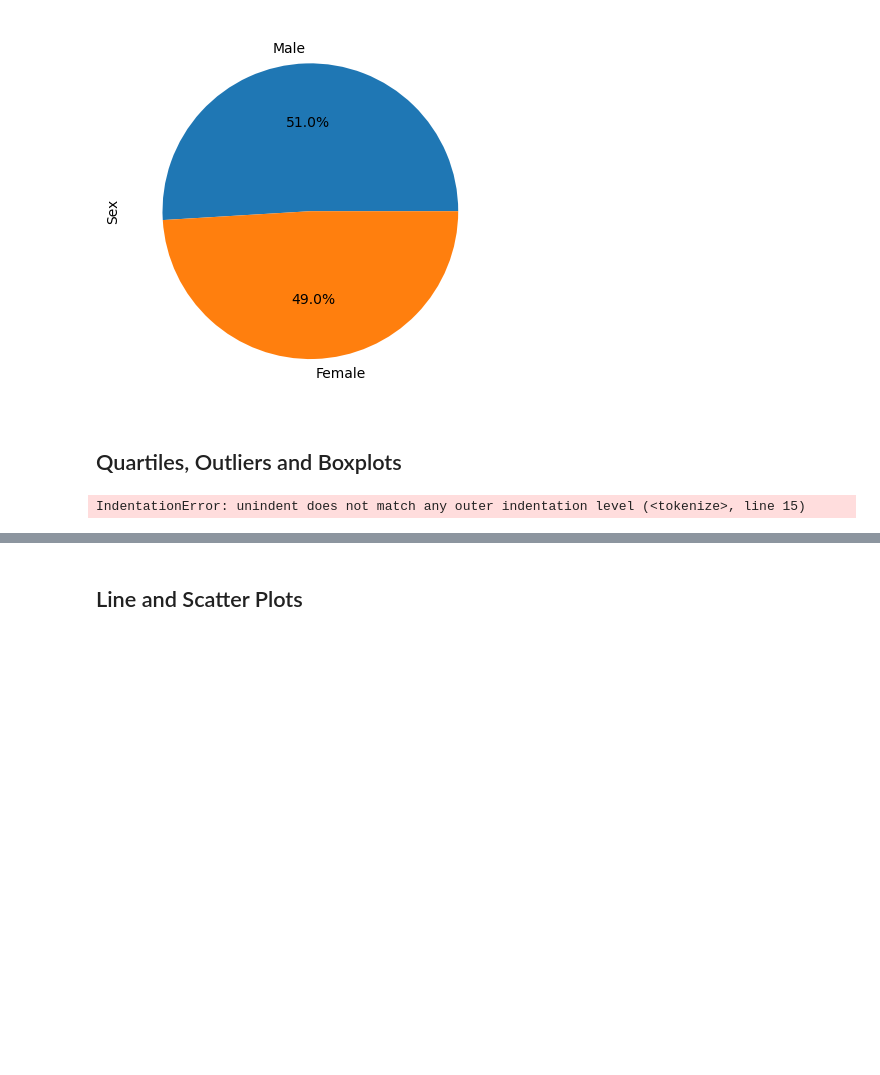
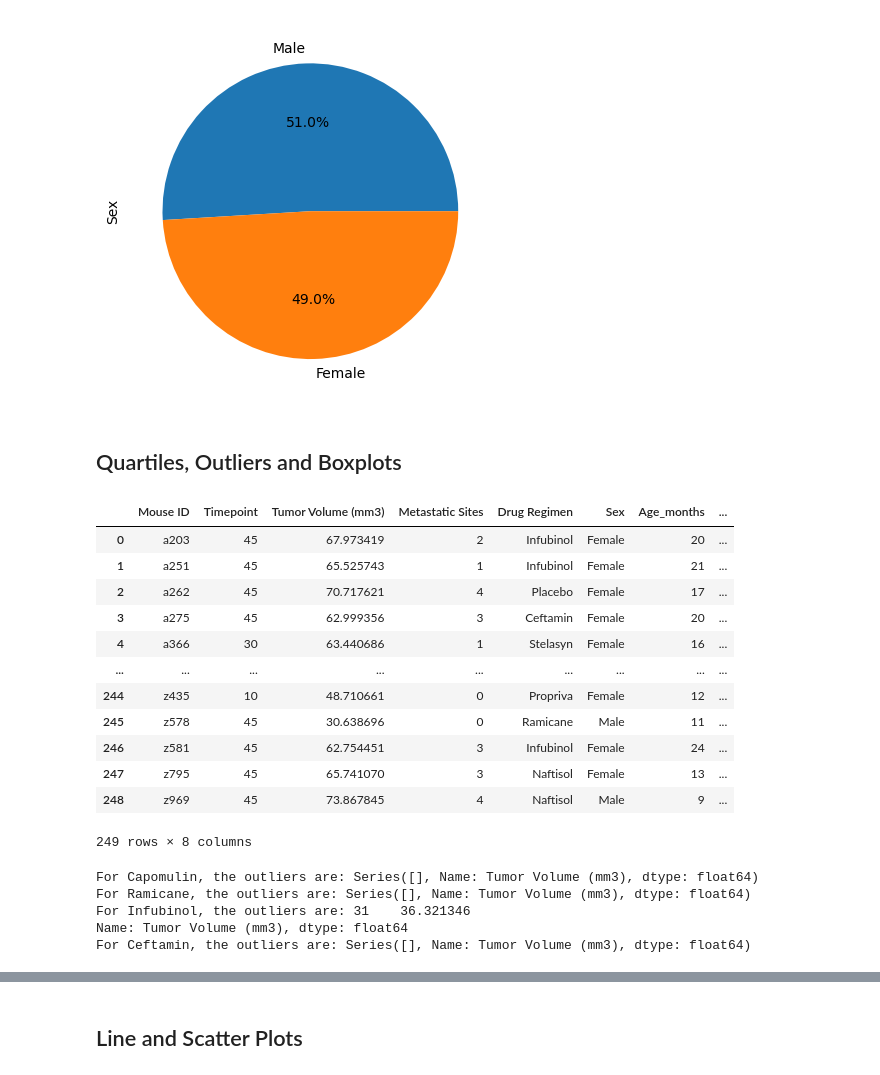
Before and after one commit to vivsarraf/matplotlib-challenge, a Jupyter notebook: Pymaceuticals/pymaceuticals_starter.ipynb, the cells around one changed output, grey strips where cells are left out. Cells and saved outputs as stored; diff of their text form; code cells hidden in the pictures; blank space fills up the shorter version.

Commit message:
Updated  Quartiles, Find Outliers logic

```diff
--- a/Pymaceuticals/pymaceuticals_starter.ipynb
+++ b/Pymaceuticals/pymaceuticals_starter.ipynb
@@ -192,37 +192,58 @@ plt.show()
 # %%
 # Calculate the final tumor volume of each mouse across four of the treatment regimens:# Capomulin, Ramicane, Infubinol, and Ceftamin
 
 # Start by getting the last (greatest) timepoint for each mouse
-mouse_greatest_timepoint = combined_mouse_data.groupby(["Mouse ID"]).max()
+mouse_greatest_timepoint = combined_mouse_data.groupby(["Mouse ID"])["Timepoint"].max()
 mouse_timepoint_reset = mouse_greatest_timepoint.reset_index()
 
 # Merge this group df with the original DataFrame to get the tumor volume at the last timepoint
-timepoint_merged_data = mouse_timepoint_reset[['Mouse ID','Timepoint']].\
-    merge(combined_mouse_data,on=['Mouse ID','Timepoint'],how="left")
+timepoint_merged_data = mouse_timepoint_reset.merge(combined_mouse_data, on=["Mouse ID", "Timepoint"], how="left")
+timepoint_merged_data
+# %% [output]
+|  | Mouse ID | Timepoint | Tumor Volume (mm3) | Metastatic Sites | Drug Regimen | Sex | Age_months | ... |
+| 0 | a203 | 45 | 67.973419 | 2 | Infubinol | Female | 20 | ... |
+| 1 | a251 | 45 | 65.525743 | 1 | Infubinol | Female | 21 | ... |
+| 2 | a262 | 45 | 70.717621 | 4 | Placebo | Female | 17 | ... |
+| 3 | a275 | 45 | 62.999356 | 3 | Ceftamin | Female | 20 | ... |
+| 4 | a366 | 30 | 63.440686 | 1 | Stelasyn | Female | 16 | ... |
+| ... | ... | ... | ... | ... | ... | ... | ... | ... |
+| 244 | z435 | 10 | 48.710661 | 0 | Propriva | Female | 12 | ... |
+| 245 | z578 | 45 | 30.638696 | 0 | Ramicane | Male | 11 | ... |
+| 246 | z581 | 45 | 62.754451 | 3 | Infubinol | Female | 24 | ... |
+| 247 | z795 | 45 | 65.741070 | 3 | Naftisol | Female | 13 | ... |
+| 248 | z969 | 45 | 73.867845 | 4 | Naftisol | Male | 9 | ... |
+249 rows × 8 columns
-# %%
-# Put treatments into a list  for loop (and later for plot labels)
-def outliers(regimen):
-    drug_regimen_data = timepoint_merged_data.loc[timepoint_merged_data["Drug Regimen"] == regimen]['Tumor Volume (mm3)']
-
-# Calculate the IQR and quantitatively determine if there are any potential outliers.
-    quartiles = drug_regimen_data.quantile([.25,.5,.75])
-    quartiles_first = quartiles[0.25]
-    quartiles_last = quartiles[0.75]
-    quartiles_range = quartiles_last - quartiles_first
-    lower_bound = quartiles_first - (1.5 * quartiles_range)
-    upper_bound = quartiles_last + (1.5 * quartiles_range)
-
-
- # Determine outliers using upper and lower bounds
-  outliers = drug_regimen_data.loc[(drug_regimen_data < lower_bound) | (drug_regimen_data > upper_bound)]
-    print(f"{regimen}'s potential outliers:{outliers}")
-    return drug_regimen_data
-
-cap = outliers("Capomulin")
-ram = outliers("Ramicane")
-inf = outliers("Infubinol")
-ceft = outliers("Ceftamin")
-# %% [output]
-IndentationError: unindent does not match any outer indentation level (<tokenize>, line 15)
+# %%
+# Put treatments into a list for for loop (and later for plot labels)
+mice_treatments = ["Capomulin", "Ramicane", "Infubinol", "Ceftamin"]
+
+# Create empty list to fill with tumor vol data (for plotting)
+total_tumor_volume = []
+
+# Calculate the IQR and quantitatively determine if there are any potential outliers.
+for drug in mice_treatments:
+
+    # Locate the rows which contain mice on each drug and get the tumor volumes
+    tumor_volume = timepoint_merged_data.loc[timepoint_merged_data["Drug Regimen"] == drug, "Tumor Volume (mm3)"]
+
+    # add subset
+    total_tumor_volume.append(tumor_vol)
+
+    # Determine outliers using upper and lower bounds
+    quartiles = tumor_volume.quantile([.25, .5, .75])
+    lowerq = quartiles[.25]
+    upperq = quartiles[.75]
+    iqr = upperq - lowerq
+
+    lower_bound = lowerq - (1.5*iqr)
+    upper_bound = upperq + (1.5*iqr)
+    outliers = tumor_volume.loc[(tumor_volume < lower_bound) | (tumor_volume > upper_bound)]
+    print(f"For {drug}, the outliers are: {outliers}")
+# %% [output]
+For Capomulin, the outliers are: Series([], Name: Tumor Volume (mm3), dtype: float64)
+For Ramicane, the outliers are: Series([], Name: Tumor Volume (mm3), dtype: float64)
+For Infubinol, the outliers are: 31    36.321346
+Name: Tumor Volume (mm3), dtype: float64
+For Ceftamin, the outliers are: Series([], Name: Tumor Volume (mm3), dtype: float64)
 # %%
 # Generate a box plot that shows the distrubution of the tumor volume for each treatment group.
```
Also changed, not shown: parts of 1 cell of this notebook.
